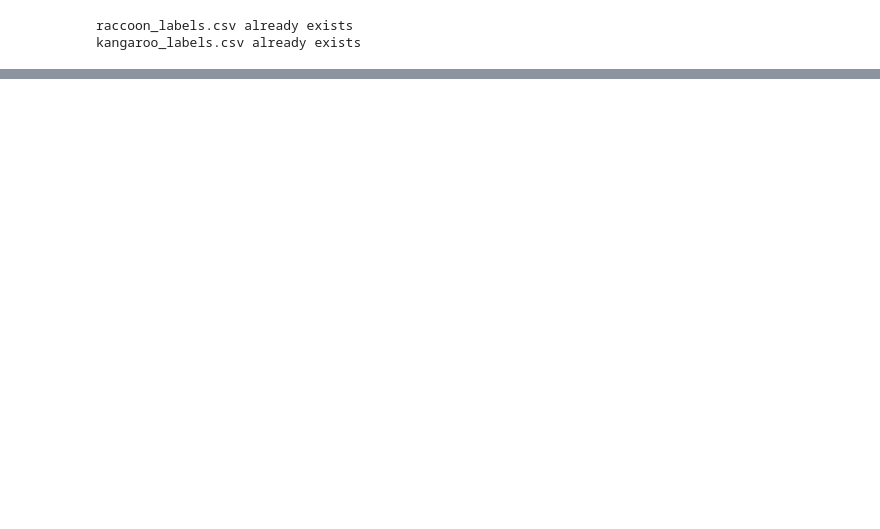
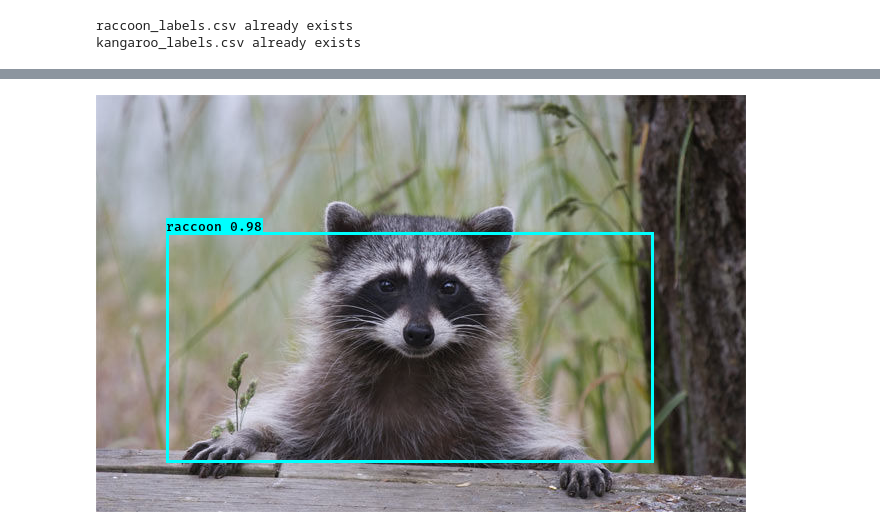
Before and after one commit to OwenChiu/1st-DL-CVMarathon, a Jupyter notebook: homework/Day049-050.ipynb, the cells around one changed output, grey strips where cells are left out. Drawn from its saved outputs; the diff is of its cells as text; code cells hidden in the pictures; blank space fills up the shorter version.

```diff
--- a/homework/Day049-050.ipynb
+++ b/homework/Day049-050.ipynb
@@ -86,0 +155,10 @@ Successfully converted kangaroo csv to yolo3.
+# %%
+annotation_path = 'Day049-050/Day049-050_yolo3.txt' # 轉換好格式的標註檔案
+log_dir = 'logs/000/' # 訓練好的模型儲存的路徑
+classes_path = 'Day049-050/Day049-050_classes.txt'
+anchors_path = 'model_data/yolo_anchors.txt'
+class_names = get_classes(classes_path)
+num_classes = len(class_names)
+anchors = get_anchors(anchors_path)
+
+input_shape = (416,416) # multiple of 32, hw
@@ -86,0 +263,3 @@ Successfully converted kangaroo csv to yolo3.
+# %%
+from yolo import YOLO
+yolo_model = YOLO(model_path=log_dir + 'trained_weights_final.h5', classes_path=classes_path)
@@ -86,0 +284,8 @@ Successfully converted kangaroo csv to yolo3.
+# %%
+# 測試圖片
+from PIL import Image
+image_raccoon = Image.open(images_path[0] + 'raccoon-1.jpg')
+image_kangaroo = Image.open(images_path[1] + '00014.jpg')
+# %%
+r_image_raccoon = yolo_model.detect_image(image_raccoon)
+r_image_kangaroo = yolo_model.detect_image(image_kangaroo)
@@ -86,0 +305,4 @@ Successfully converted kangaroo csv to yolo3.
+# %%
+r_image_raccoon
+# %% [output]
+[figure, added]
```
Also changed, not shown: parts of 21 cells of this notebook.
